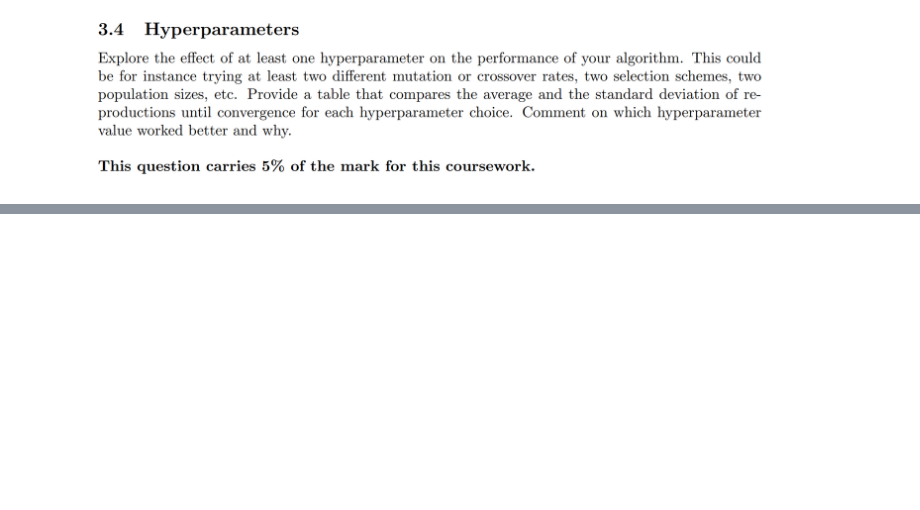
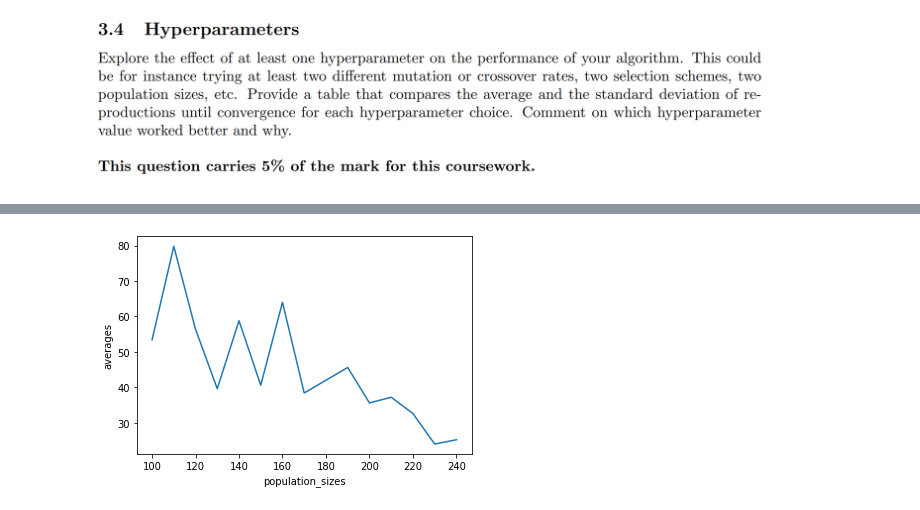
Before and after one commit to kianahs/AI_Search_Genetic-algorithm, a Jupyter notebook: genetic.ipynb, the cells around one changed output, grey strips where cells are left out. Drawn from its saved outputs; the diff is of its cells as text; code cells hidden in the pictures; blank space fills up the shorter version.

Commit message:
code commented and show result options added to reduce notebook size

```diff
--- a/genetic.ipynb
+++ b/genetic.ipynb
@@ -144,6 +165,7 @@ def crossing_over(pool_to_cross, pCO):
 
   return pool_to_cross
 # %%
+# returns a list of Genomes for a given number with length 10
 def create_population(number):
 
     population = []
@@ -155,45 +177,57 @@ def create_population(number):
     return population
 
 
+# since we have array of Genome objects we want to find Genome from a list from given password
 
 def get_object_of_key(population, password):
-
+    # we return the element of the population which has the same password
     for elem in population:
         if elem.password == password:
             return elem
 
-def sort_population(population, target_password = student_password):
+# we sort the population using fitness value
+def sort_population(population, target_password = student_password, show_results = False):
 
     passwords = []
+
+    # first we create list of passwords of genomes from population in order to pass to fitness function
 
     for genome in population:
 
         passwords.append(genome.password)
 
+    # we get a dictionary of each password and its fitness
     passwords_weights = get_normalised_fitness(passwords, target_password)
+
+    # we create a list of genome object (of that password) and its fitness
 
     combined_list = []
 
     for p , w in passwords_weights.items():
         combined_list.append((get_object_of_key(population, p),w))
 
-
+    # we sort our list using fitness values in descending order
 
     sorted_list = sorted(combined_list, key=lambda x: x[1], reverse=True)
 
+    # we return sorted genes and sorted fitnesses and print them
+
+#     if show_results:
+#         print(sorted_list)
+
     sorted_genes = []
     sorted_fitnesses = []
-
-
-
 
     for gene, fitness in sorted_list:
 
         sorted_genes.append(gene)
         sorted_fitnesses.append(fitness)
-        print(gene, fitness)
 
-    print("\n{} genomes\n".format(len(sorted_genes)))
+        if show_results:
+            print(gene, fitness)
+
+    if show_results:
+        print("\n{} genomes\n".format(len(sorted_genes)))
 
     return sorted_genes, sorted_fitnesses
 # %%
@@ -245,13 +305,16 @@ def calculate_standard_deviation(reproductions, average, turns):
 
     return (res/turns)** 0.5
 # %%
-def run_algorithm_for_given_turns(turns, population_size):
+# we run the algorithm with same hyperparameters for given turns and record number of reproductions in a list
+# we calculate the average and standard deviation of number
+# of reproductions list and return it
+def run_algorithm_for_given_turns(turns, population_size, show_results = False):
 
     reproductions = []
 
     for i in range(turns):
 
-       reproduction_number = run_evolution(population_size)
+       reproduction_number = run_evolution(population_size, show_results=show_results)
        reproductions.append(reproduction_number)
 
     average = sum(reproductions) / turns
@@ -260,4 +323,4 @@ def run_algorithm_for_given_turns(turns, population_size):
 
     return reproductions, average, standard_deviation
 # %%
-reproductions, average, standard_deviation = run_algorithm_for_given_turns(10, 100)
+reproductions, average, standard_deviation = run_algorithm_for_given_turns(10, 100, show_results = False)
@@ -276,10 +365,10 @@ print(population_sizes)
 # %%
 averages = []
 standard_deviations = []
-
+# for each population size we run the genetic algorithm for 5 times and record the average and standard deviation in lists
 for size in population_sizes:
 
-    reproductions, average, standard_deviation = run_algorithm_for_given_turns(5, size)
+    reproductions, average, standard_deviation = run_algorithm_for_given_turns(5, size, show_results = False)
 
     averages.append(average)
     standard_deviations.append(standard_deviation)
@@ -286,4 +393,9 @@ for size in population_sizes:
 # %%
 plt.plot(population_sizes, averages)
+plt.xlabel("population_sizes")
+plt.ylabel("averages")
+plt.show()
+# %% [output]
+[figure, added]
 # %%
 plt.plot(population_sizes, standard_deviations)
```
Also changed, not shown: parts of 14 cells of this notebook.
